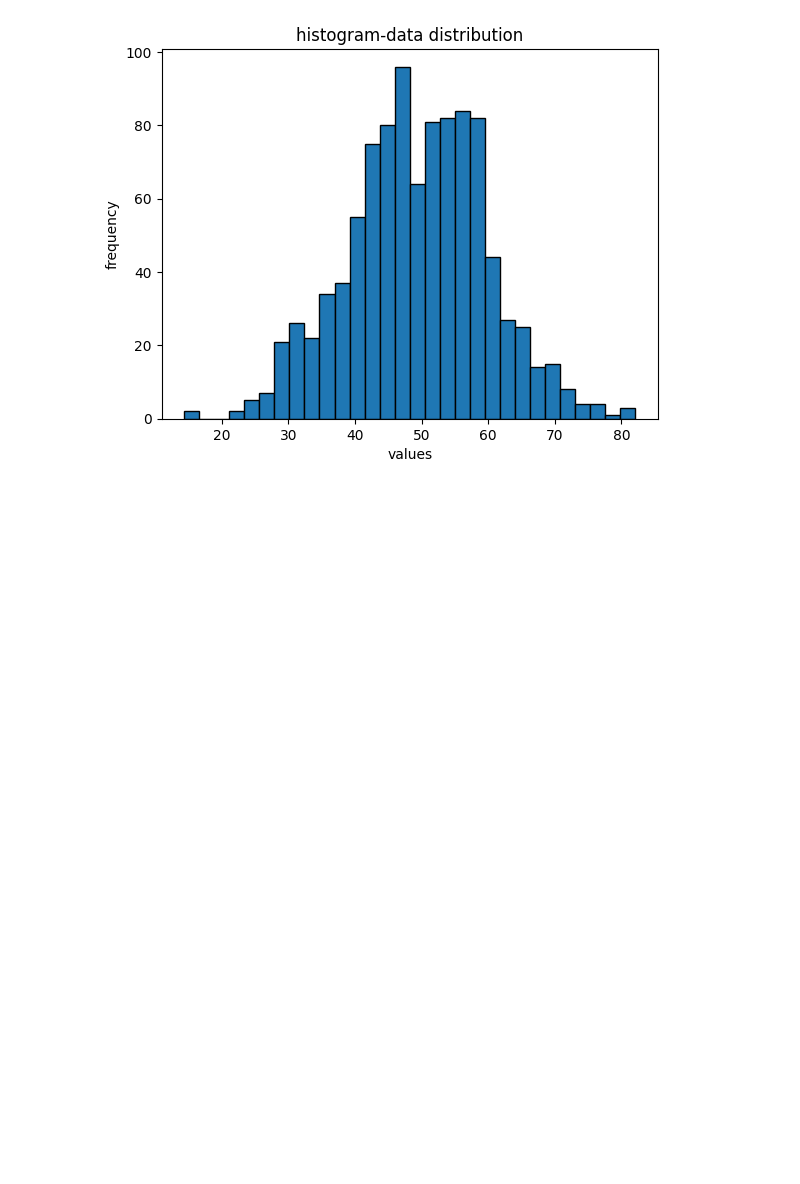
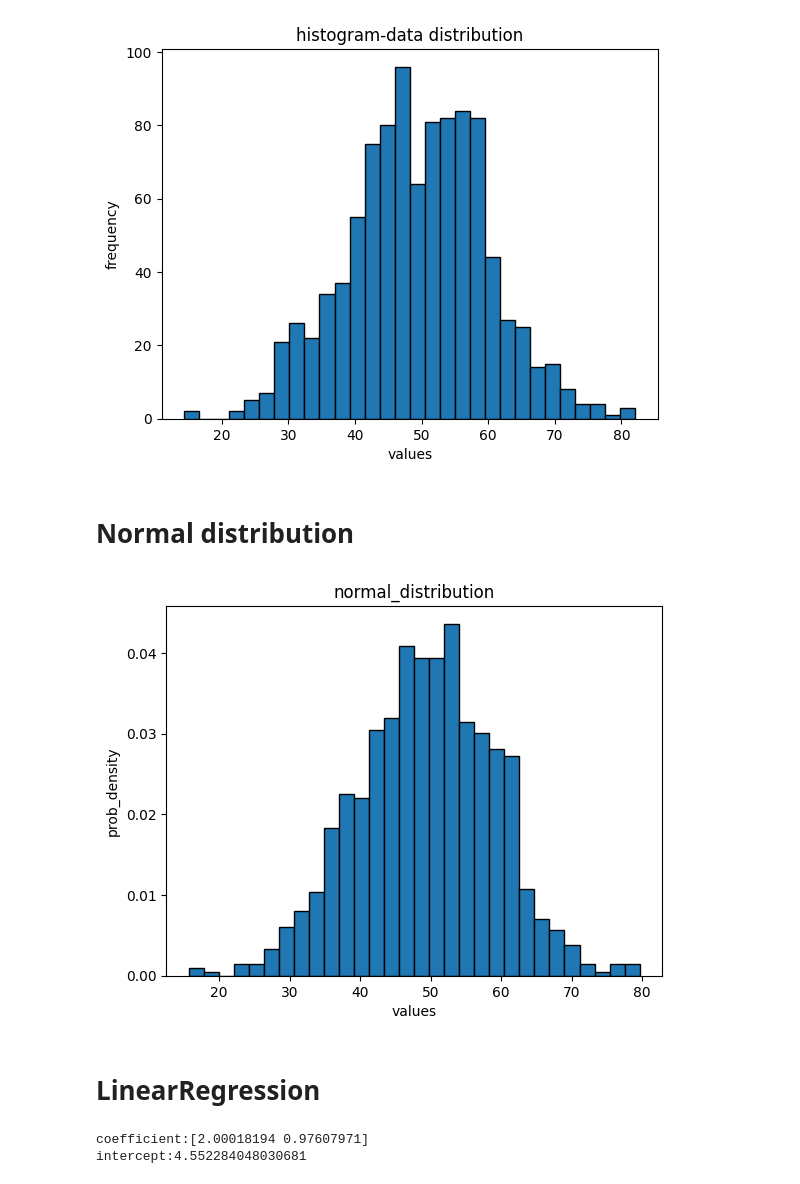
Before and after one commit to Fauzan555/ML_with_python, a Jupyter notebook: Mean_median_mode.ipynb, the cells around one changed output. Drawn from its saved outputs; the diff is of its cells as text; code cells hidden in the pictures; blank space fills up the shorter version.

Commit message:
calculated mean median mode

```diff
--- a/Mean_median_mode.ipynb
+++ b/Mean_median_mode.ipynb
@@ -68,3 +68,5 @@ plt.ylabel('frequency')
 plt.show()
 # %% [output]
 [figure]
+# %% [markdown]
+# Normal distribution
@@ -70,0 +76,15 @@ plt.show()
+# %%
+mean=50
+std_dev=10
+sample_size=1000
+normal_data=np.random.normal(loc=mean,scale=std_dev,size=sample_size)
+
+plt.hist(normal_data,bins=30,edgecolor='black',density=True)
+plt.title('normal_distribution')
+plt.xlabel('values')
+plt.ylabel('prob_density')
+plt.show()
+# %% [output]
+[figure, added]
+# %% [markdown]
+# LinearRegression
@@ -70,0 +94,16 @@ plt.show()
+# %%
+np.random.seed(42)
+X=3*np.random.rand(100,2)
+y=4+2*X[:,0]+X[:,1]+np.random.rand(100)
+
+model=LinearRegression()
+model.fit(X,y)
+
+coef=model.coef_
+intercept=model.intercept_
+
+print(f"coefficient:{coef}")
+print(f"intercept:{intercept}")
+# %% [output]
+coefficient:[2.00018194 0.97607971]
+intercept:4.552284048030681
```
Also changed, not shown: parts of 13 cells of this notebook.
